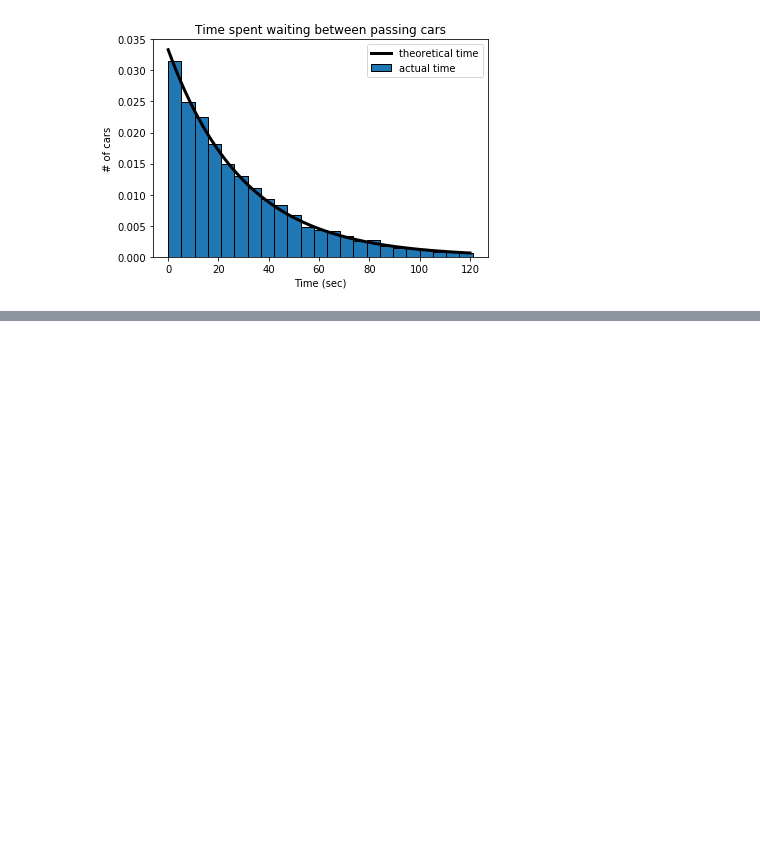
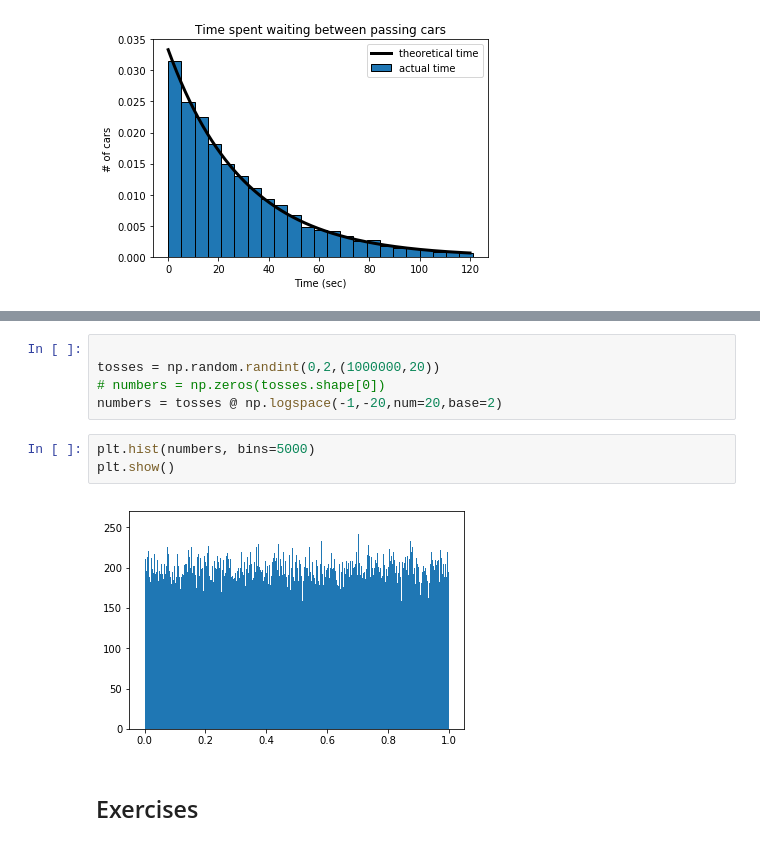
Before and after one commit to tornikeo/Introduction-to-Probability-Snell, a Jupyter notebook: workspace/Chapter 2.ipynb, the cells around one changed output, grey strips where cells are left out. Cells and saved outputs as stored; diff of their text form; blank space fills up the shorter version.

```diff
--- a/workspace/Chapter 2.ipynb
+++ b/workspace/Chapter 2.ipynb
@@ -147,0 +190,12 @@ plt.show()
+# %%
+
+tosses = np.random.randint(0,2,(1000000,20))
+# numbers = np.zeros(tosses.shape[0])
+numbers = tosses @ np.logspace(-1,-20,num=20,base=2)
+# %%
+plt.hist(numbers, bins=5000)
+plt.show()
+# %% [output]
+[figure, added]
+# %% [markdown]
+## Exercises
```
Also changed, not shown: parts of 25 cells of this notebook.
